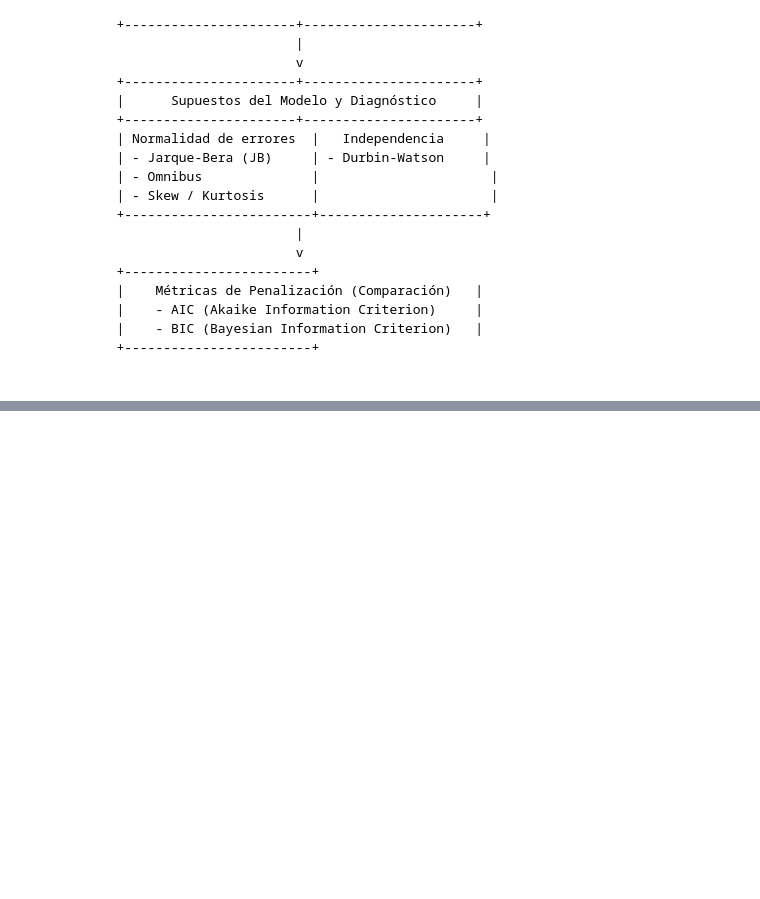
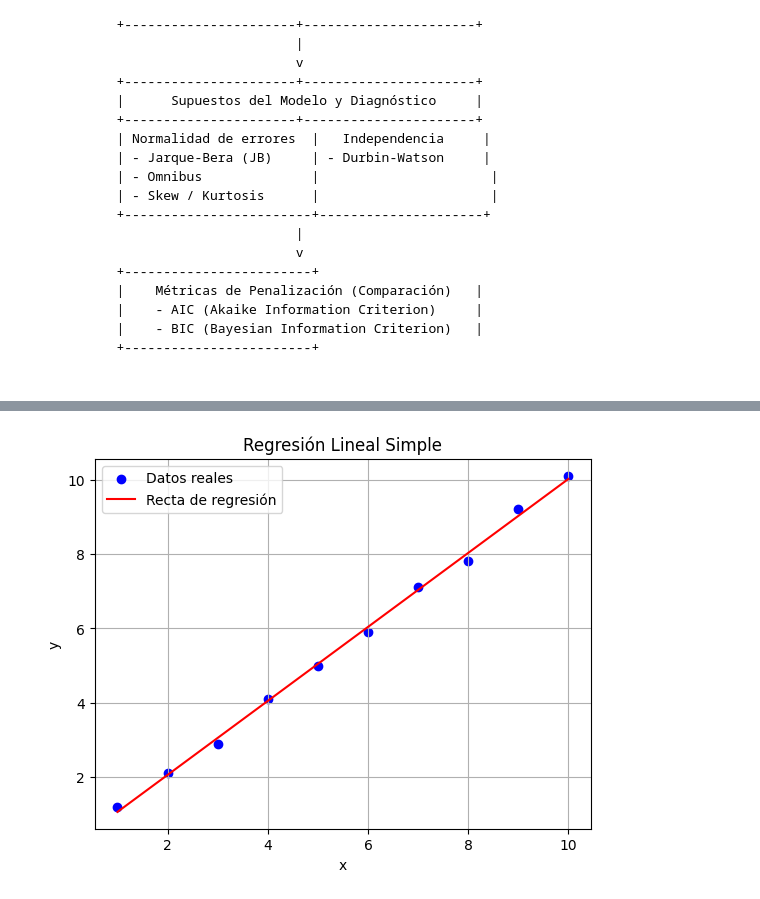
Before and after one commit to SurvilaDeveloper/modeladoAvanzadoEnML_DigitalHouse, a Jupyter notebook: principiosDeRegresionLineal.ipynb, the cells around one changed output, grey strips where cells are left out. Cells and saved outputs as stored; diff of their text form; code cells hidden in the pictures; blank space fills up the shorter version.

Commit message:
principios de regresion lineal y métricas

```diff
--- a/principiosDeRegresionLineal.ipynb
+++ b/principiosDeRegresionLineal.ipynb
@@ -361,0 +749,88 @@ Este esquema resume las principales métricas y pruebas estadísticas entregadas
+# %%
+import matplotlib.pyplot as plt
+import math
+from scipy.stats import t
+import statsmodels.api as sm
+
+# Datos simulados (x: gasto en publicidad, y: ventas)
+x = [1, 2, 3, 4, 5, 6, 7, 8, 9, 10]
+y = [1.2, 2.1, 2.9, 4.1, 5.0, 5.9, 7.1, 7.8, 9.2, 10.1]
+n = len(x)
+
+# 1. Medias de x e y
+x_mean = sum(x) / n
+y_mean = sum(y) / n
+
+# 2. Cálculo manual de beta_1 y beta_0 (pendiente y ordenada al origen)
+numer = sum((x[i] - x_mean) * (y[i] - y_mean) for i in range(n))
+denom = sum((x[i] - x_mean)**2 for i in range(n))
+beta_1 = numer / denom
+beta_0 = y_mean - beta_1 * x_mean
+
+# 3. Predicciones y cálculos necesarios
+y_pred = [beta_0 + beta_1 * xi for xi in x]
+residuos = [y[i] - y_pred[i] for i in range(n)]
+
+# 4. Cálculo de SCT, SSR, SSE
+sct = sum((yi - y_mean)**2 for yi in y)
+ssr = sum((y_pred[i] - y_mean)**2 for i in range(n))
+sse = sum((y[i] - y_pred[i])**2 for i in range(n))
+
+# 5. R²
+r2 = ssr / sct
+
+# 6. Cálculo del p-valor (para beta_1)
+# Error estándar de beta_1
+residual_std_error = math.sqrt(sse / (n - 2))
+se_beta_1 = residual_std_error / math.sqrt(sum((xi - x_mean)**2 for xi in x))
+
+# Estadístico t
+t_stat = beta_1 / se_beta_1
+
+# Aprox p-valor (doble cola) usando t ~ N(0,1) si n > 30. Aquí n=10, lo hacemos con fórmula:
+# Usamos una aproximación para p-valor de t: P(|T| > t)
+# Con grados de libertad = n - 2 = 8, usar tabla t o aproximación normal
+# Aquí para simplicidad, aproximamos usando Z si t > 2 y n pequeño
+def approx_p_value(t):
+    # Aprox para cola normal
+    return 2 * (1 - 0.5 * (1 + math.erf(abs(t) / math.sqrt(2))))
+
+p_value = approx_p_value(t_stat)
+
+# p-valor usando con scipy
+df = n - 2
+p_value_t = 2 * t.sf(abs(t_stat), df)
+
+# Mostrar resultados
+print("Datos:")
+for xi, yi, ypi in zip(x, y, y_pred):
+    print(f"x={xi}, y={yi:.2f}, ŷ={ypi:.2f}")
+
+print(f"\nModelo: y = {beta_0:.3f} + {beta_1:.3f}x")
+print(f"SCT (Total): {sct:.4f}")
+print(f"SSR (Explicada): {ssr:.4f}")
+print(f"SSE (Error): {sse:.4f}")
+print(f"R²: {r2:.4f}")
+print(f"t (beta_1): {t_stat:.4f}")
+print(f"p-valor (beta_1): {p_value:.6f}")
+print(f"p-valor (beta_1) usando scipy.t.sf(): {p_value_t:.6f}")
+
+# Gráfico
+plt.scatter(x, y, color="blue", label="Datos reales")
+plt.plot(x, y_pred, color="red", label="Recta de regresión")
+plt.xlabel("x")
+plt.ylabel("y")
+plt.title("Regresión Lineal Simple")
+plt.legend()
+plt.grid(True)
+plt.show()
+
+X_t=np.array(x, ndmin=2)
+X=np.transpose(X_t)
+# y=advertising.Sales
+
+X=sm.add_constant(X)
+
+model=sm.OLS(y,X).fit()
+print(model.summary())
+# %% [output]
@@ -361,0 +857 @@ Este esquema resume las principales métricas y pruebas estadísticas entregadas
+[figure, added]
```
Also changed, not shown: parts of 21 cells of this notebook, 1 other file.
